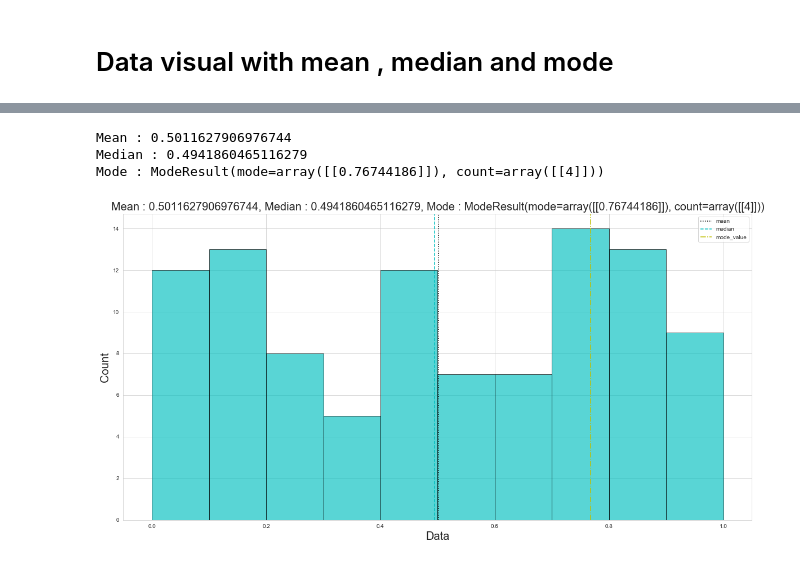
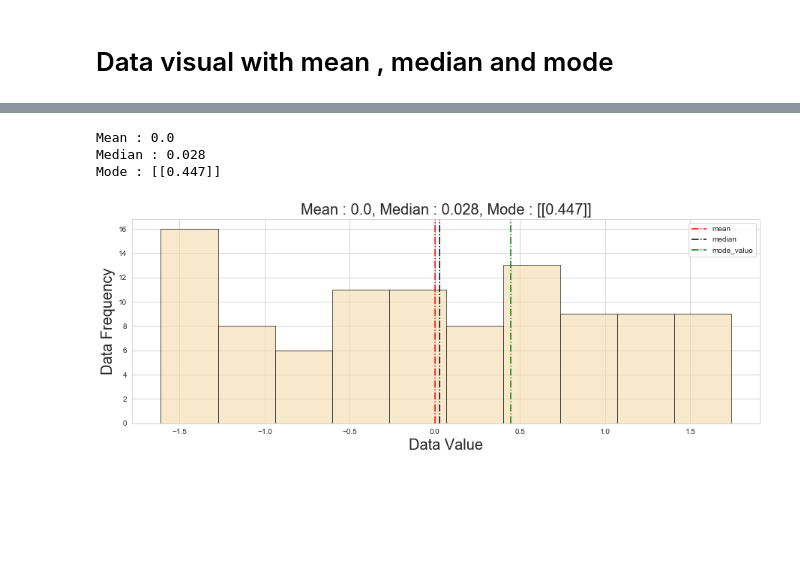
Before and after one commit to pythonist-datascience/statistics, a Jupyter notebook: Descriptive_Statistics/Central_Tendency/Mean_Median_Mode.ipynb, the cells around one changed output, grey strips where cells are left out. Drawn from its saved outputs; the diff is of its cells as text; code cells hidden in the pictures; blank space fills up the shorter version.

```diff
--- a/Descriptive_Statistics/Central_Tendency/Mean_Median_Mode.ipynb
+++ b/Descriptive_Statistics/Central_Tendency/Mean_Median_Mode.ipynb
@@ -90,31 +75,8 @@ Mode : ModeResult(mode=array([[0.86940366]]), count=array([[4]]))
-# %%
-data = normaliser.fit_transform(Data.reshape(-1, 1))
-# data = normalize(Data.reshape(-1, 1))
-# print(data)
-mean = data.mean()
-median = np.median(data)
-mode_value = mode(data)
-print("Mean : {}".format(mean))
-print("Median : {}".format(median))
-print("Mode : {}".format(mode_value))
-
-
-#Histogram
-plt.figure(figsize=(20, 10))
-plt.hist(x=data, color='c', edgecolor='k', alpha=0.65)
-plt.axvline(x=mean, linestyle=':', color = 'k')
-plt.axvline(x=median, linestyle='--', color = 'c')
-plt.axvline(x=mode_value.mode, linestyle='-.', color='y')
-
-# Label and Titles
-
-plt.xlabel('Data', size=20)
-plt.ylabel('Count', size=20)
-plt.title('Mean : {}, Median : {}, Mode : {}'.format(mean, median, mode_value), size=20)
-plt.gca().legend(('mean', 'median', 'mode_value'))
-sb.set_style('whitegrid')
-# %% [output]
-Mean : 0.5011627906976744
-Median : 0.4941860465116279
-Mode : ModeResult(mode=array([[0.76744186]]), count=array([[4]]))
-[figure, removed]
+# %%
+data = scaler.fit_transform(Data.reshape(-1, 1))
+show_hist(data)
+# %% [output]
+Mean : 0.0
+Median : 0.028
+Mode : [[0.447]]
+[figure, added]
```
Also changed, not shown: parts of 6 cells of this notebook, 1 other file.
